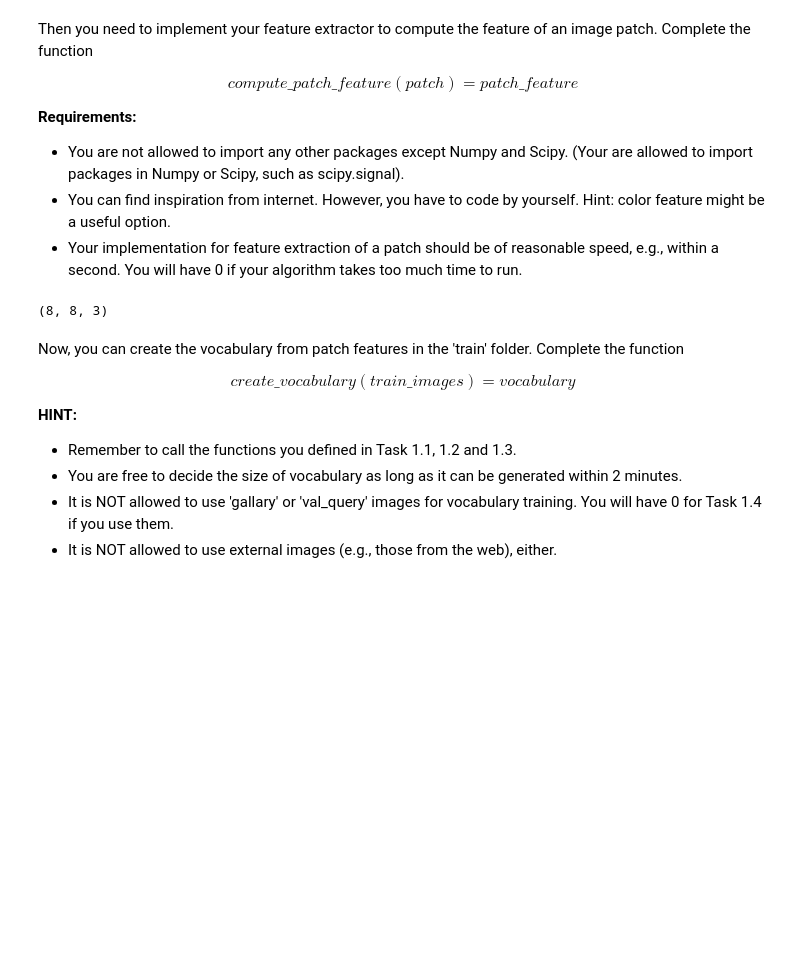
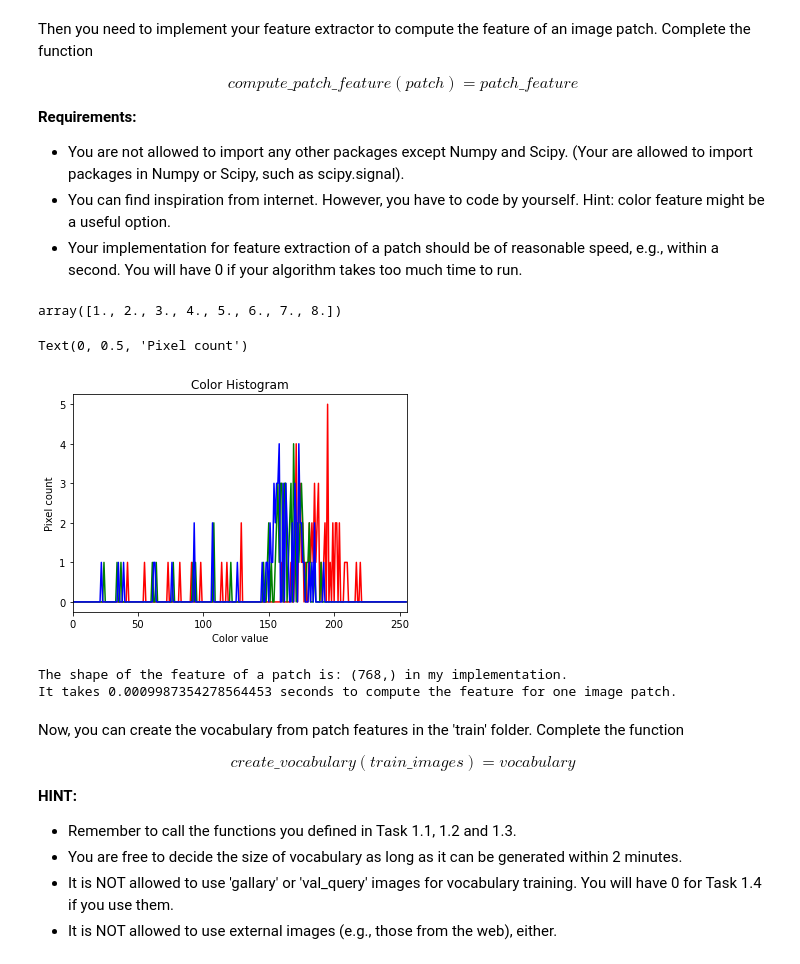
Before and after one commit to CailemCampbell-Lin/comp3670_A2_u6980801, a Jupyter notebook: A2_programming/A2_programming.ipynb, the cells around one changed output. Drawn from its saved outputs; the diff is of its cells as text; code cells hidden in the pictures; blank space fills up the shorter version.

```diff
--- a/A2_programming/A2_programming.ipynb
+++ b/A2_programming/A2_programming.ipynb
@@ -281,22 +267,70 @@ $$compute\_patch\_feature(patch) = patch\_feature$$
 - You are not allowed to import any other packages except Numpy and Scipy. (Your are allowed to import packages in Numpy or Scipy, such as scipy.signal).
 - You can find inspiration from internet. However, you have to code by yourself. Hint: color feature might be a useful option.
 - Your implementation for feature extraction of a patch should be of reasonable speed, e.g., within a second. You will have 0 if your algorithm takes too much time to run.
-# %%
-patches[50].shape
-# %% [output]
-(8, 8, 3)
+# %%
+patches[50].shape
+a = [1,2,3,4]
+b = [5,6,7,8]
+c = np.zeros((2,4))
+c[0,:] = a
+c[1,:] = b
+c = c.ravel()
+c
+# %% [output]
+array([1., 2., 3., 4., 5., 6., 7., 8.])
+# %%
+image = patches[50]
+# tuple to select colors of each channel line
+colors = ("red", "green", "blue")
+channel_ids = (0, 1, 2)
+
+# create the histogram plot, with three lines, one for
+# each color
+plt.figure()
+plt.xlim([0, 256])
+for channel_id, c in zip(channel_ids, colors):
+    histogram, bin_edges = np.histogram(
+        image[:, :, channel_id], bins=256, range=(0, 256)
+    )
+    plt.plot(bin_edges[0:-1], histogram, color=c)
+    # print(bin_edges)
+
+plt.title("Color Histogram")
+plt.xlabel("Color value")
+plt.ylabel("Pixel count")
+# %% [output]
+Text(0, 0.5, 'Pixel count')
+[figure, added]
 # %%
 def compute_patch_feature(patch):
     #YOUR CODE HERE
+    # xdim = patch.shape[0]
+    # ydim = patch.shape[1]
+    # ans = np.zeros((xdim,ydim))
 
-    pass
+    # for i in range(xdim):
+    #     for j in range(ydim):
+    #         ans[i,j] = (int(patch[i,j,0]) + int(patch[i,j,1]) + int(patch[i,j,2])) / 3
 
+    ans = np.zeros((256,3))
+    channel_ids = (0, 1, 2)
 
+    for channel_id in channel_ids:
+        ans[:,channel_id], bin_edges = np.histogram(
+        patch[:, :, channel_id], bins=256, range=(0, 256)
+    )
+
+    ans = ans.ravel()
+
+    return ans
 
 start = time.time()
-print(f'The shape of the feature of a patch is :{compute_patch_feature(patches[50]).shape} in my implementation.')
+print(f'The shape of the feature of a patch is: {compute_patch_feature(patches[50]).shape} in my implementation.')
 end = time.time()
 print(f'It takes {end-start} seconds to compute the feature for one image patch.')
+# %% [output]
+The shape of the feature of a patch is: (768,) in my implementation.
+It takes 0.0009987354278564453 seconds to compute the feature for one image patch.
 # %% [markdown]
 Now, you can create the vocabulary from patch features in the 'train' folder. Complete the function
 
```
Also changed, not shown: parts of 12 cells of this notebook.
